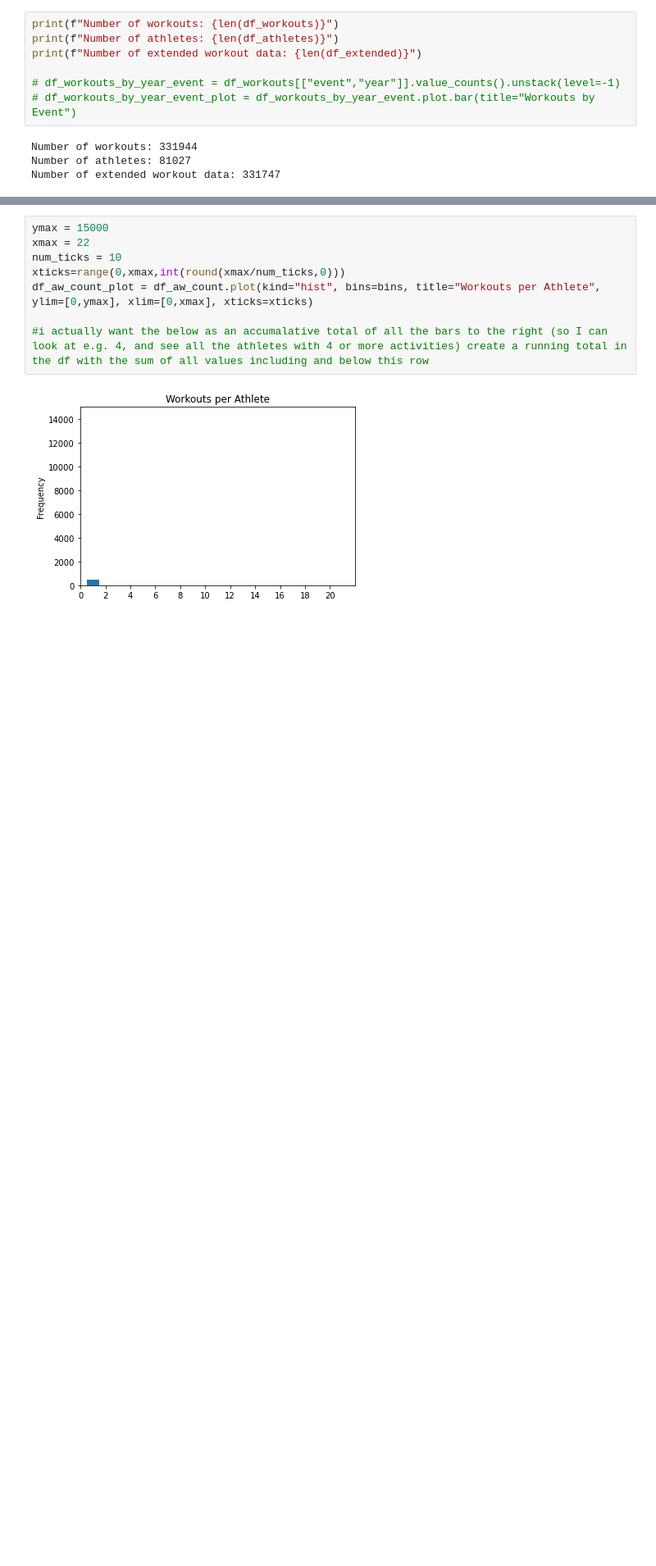
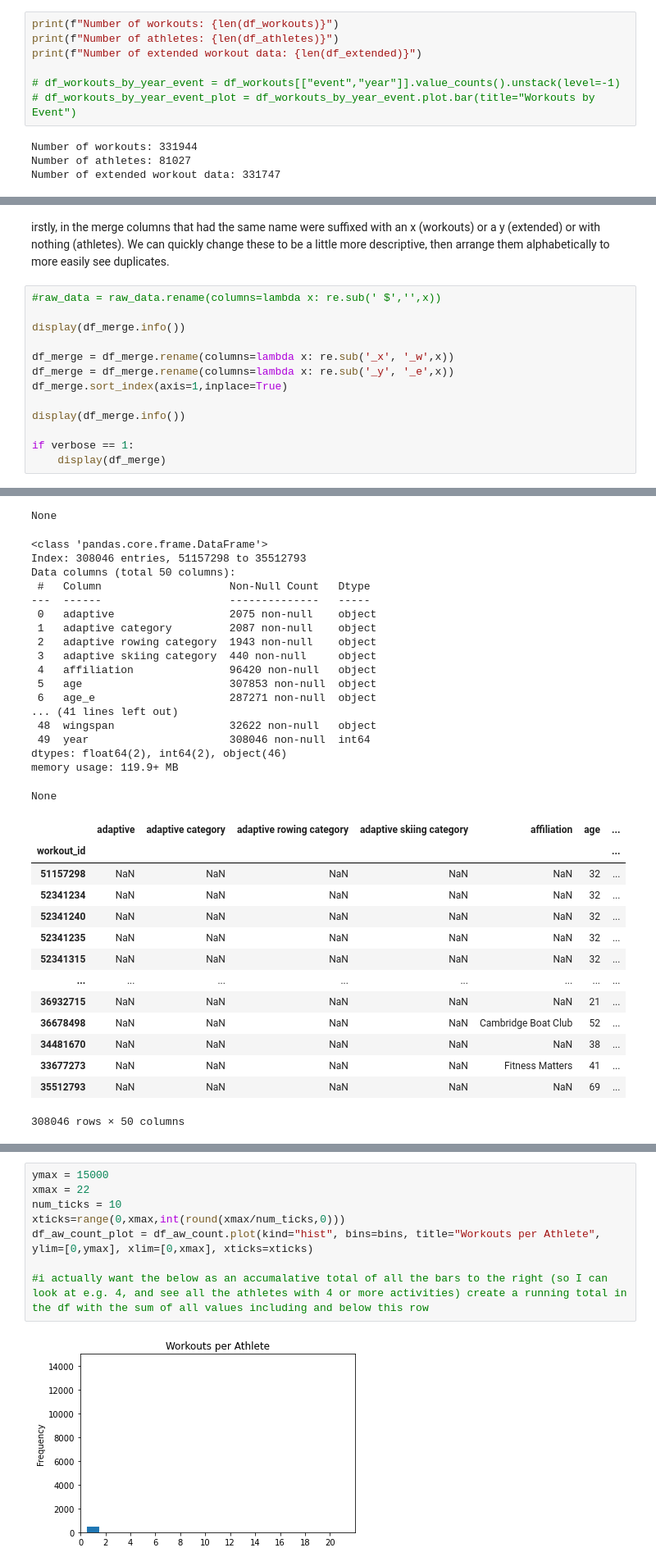
Before and after one commit to adhardy/Concept2-Logbook-Scraper, a Jupyter notebook: analysis.ipynb, the cells around one changed output, grey strips where cells are left out. Shown at 82% size. Saved outputs shown, nothing was run; the diff lists cells and outputs as text; blank space fills up the shorter version.

```diff
--- a/analysis.ipynb
+++ b/analysis.ipynb
@@ -46,0 +120,16 @@ TypeError: object of type 'function' has no len()
+# %% [markdown]
+irstly, in the merge columns that had the same name were suffixed with an x (workouts) or a y (extended) or with nothing (athletes). We can quickly change these to be a little more descriptive, then arrange them alphabetically to more easily see duplicates.
+# %%
+#raw_data = raw_data.rename(columns=lambda x: re.sub(' $','',x))
+
+display(df_merge.info())
+
+df_merge = df_merge.rename(columns=lambda x: re.sub('_x', '_w',x))
+df_merge = df_merge.rename(columns=lambda x: re.sub('_y', '_e',x))
+df_merge.sort_index(axis=1,inplace=True)
+
+display(df_merge.info())
+
+if verbose == 1:
+    display(df_merge)
+# %% [output]
@@ -46,0 +153,33 @@ TypeError: object of type 'function' has no len()
+None
+<class 'pandas.core.frame.DataFrame'>
+Index: 308046 entries, 51157298 to 35512793
+Data columns (total 50 columns):
+ #   Column                    Non-Null Count   Dtype
+---  ------                    --------------   -----
+ 0   adaptive                  2075 non-null    object
+ 1   adaptive category         2087 non-null    object
+ 2   adaptive rowing category  1943 non-null    object
+ 3   adaptive skiing category  440 non-null     object
+ 4   affiliation               96420 non-null   object
+ 5   age                       307853 non-null  object
+ 6   age_e                     287271 non-null  object
+... (41 lines left out)
+ 48  wingspan                  32622 non-null   object
+ 49  year                      308046 non-null  int64
+dtypes: float64(2), int64(2), object(46)
+memory usage: 119.9+ MB
+None
+|  | adaptive | adaptive category | adaptive rowing category | adaptive skiing category | affiliation | age | ... |
+| workout_id |  |  |  |  |  |  | ... |
+| 51157298 | NaN | NaN | NaN | NaN | NaN | 32 | ... |
+| 52341234 | NaN | NaN | NaN | NaN | NaN | 32 | ... |
+| 52341240 | NaN | NaN | NaN | NaN | NaN | 32 | ... |
+| 52341235 | NaN | NaN | NaN | NaN | NaN | 32 | ... |
+| 52341315 | NaN | NaN | NaN | NaN | NaN | 32 | ... |
+| ... | ... | ... | ... | ... | ... | ... | ... |
+| 36932715 | NaN | NaN | NaN | NaN | NaN | 21 | ... |
+| 36678498 | NaN | NaN | NaN | NaN | Cambridge Boat Club | 52 | ... |
+| 34481670 | NaN | NaN | NaN | NaN | NaN | 38 | ... |
+| 33677273 | NaN | NaN | NaN | NaN | Fitness Matters | 41 | ... |
+| 35512793 | NaN | NaN | NaN | NaN | NaN | 69 | ... |
+308046 rows × 50 columns
```
Also changed, not shown: parts of 27 cells of this notebook, 1 other file.
